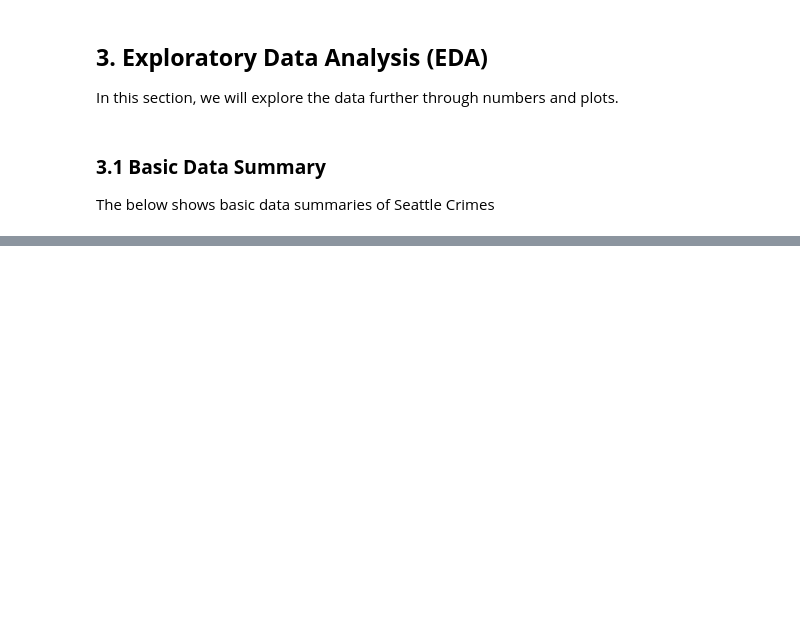
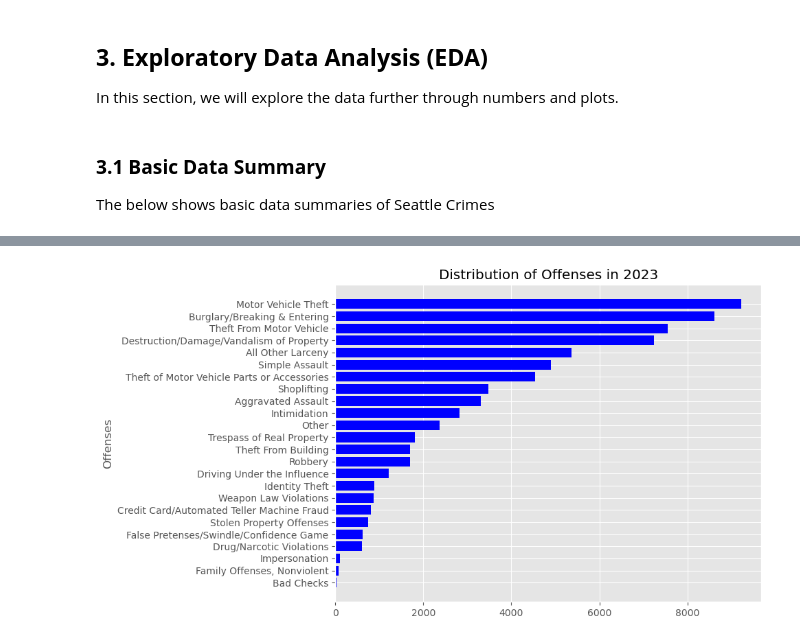
Before and after one commit to matthewraylee/SeaCrime, a Jupyter notebook: SeaCrime.ipynb, the cells around one changed output, grey strips where cells are left out. Cells and saved outputs as stored; diff of their text form; code cells hidden in the pictures; blank space fills up the shorter version.

```diff
--- a/SeaCrime.ipynb
+++ b/SeaCrime.ipynb
@@ -230,0 +284,12 @@ plt.show()
+# %%
+df_2023 = df[df['Offense Start DateTime'].dt.year == 2023]
+offense_types_2023 = df_2023['Simplified Offense'].value_counts().reset_index().sort_values(by='count', ascending=True)
+
+plt.style.use('ggplot')
+plt.figure(figsize=(8, 6))
+plt.barh(offense_types_2023['Simplified Offense'], offense_types_2023['count'], color='blue')
+plt.title('Distribution of Offenses in 2023')
+plt.ylabel('Offenses')
+plt.show()
+# %% [output]
+[figure, added]
```
Also changed, not shown: parts of 10 cells of this notebook, 1 other file.
